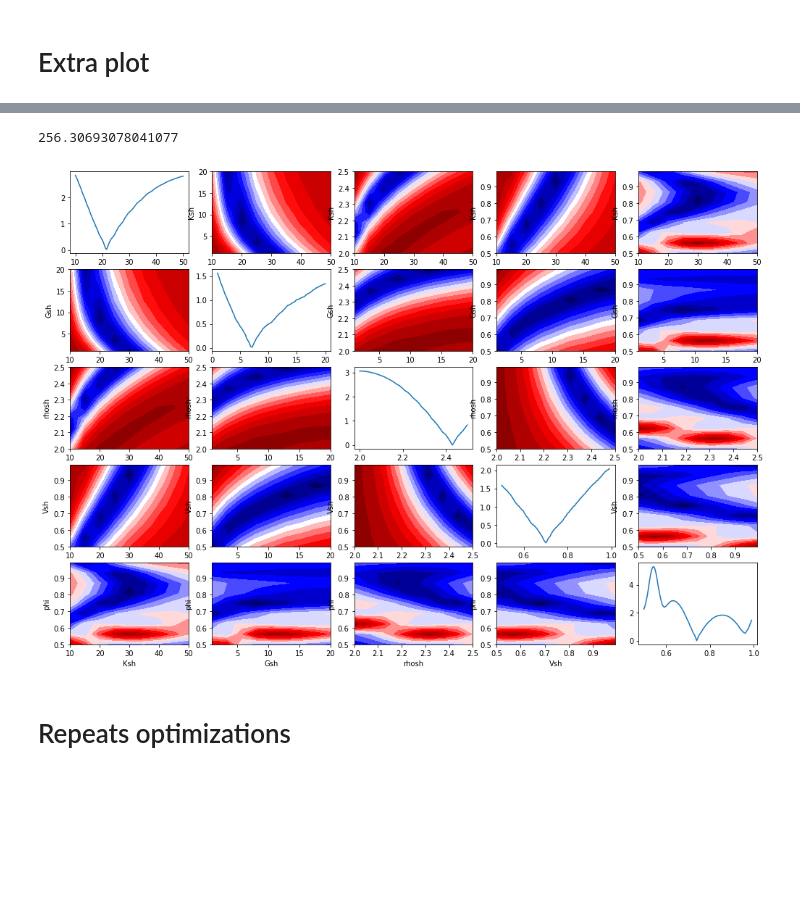
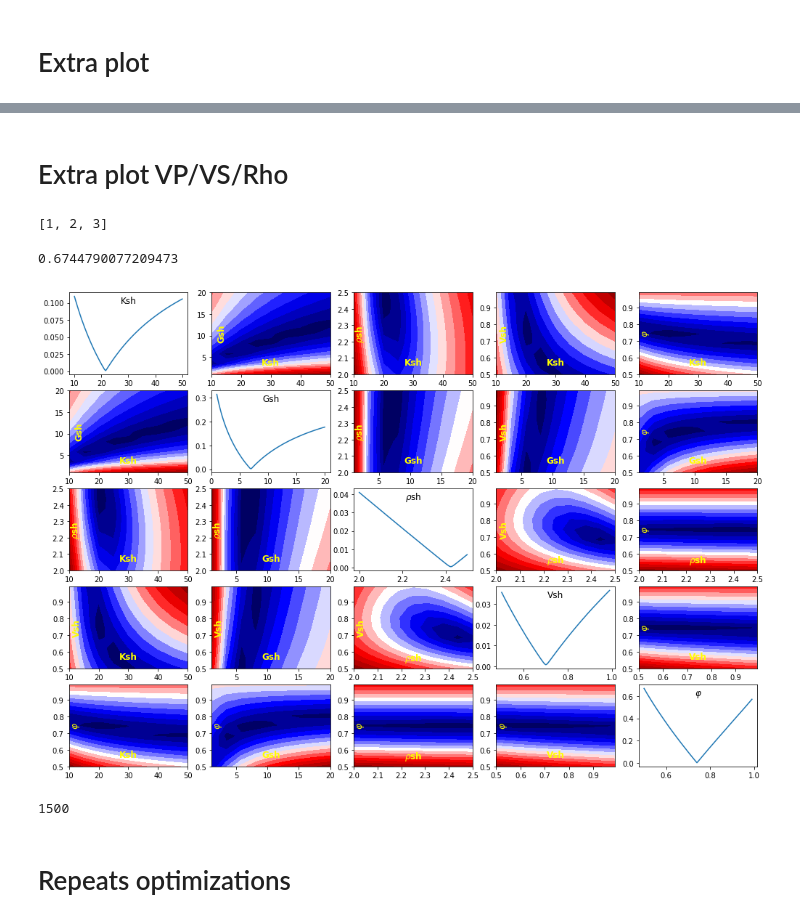
Before and after one commit to pnkrtm/rpsi, a Jupyter notebook: notebooks/white_sea_simple.ipynb, the cells around one changed output, grey strips where cells are left out. Saved outputs shown, nothing was run; the diff lists cells and outputs as text; code cells hidden in the pictures; blank space fills up the shorter version.

```diff
--- a/notebooks/white_sea_simple.ipynb
+++ b/notebooks/white_sea_simple.ipynb
@@ -229,15 +245,15 @@ optimization_list = [
     "phi"
 ]
 
-decrease_boundaries = False
+decrease_boundaries = True
 
 for key in layer_2_rp['components'].keys():
     if key in optimization_list:
         layer_2_rp['components'][key]["optimize"] = True
 
         if decrease_boundaries:
-            layer_2_rp['components'][key]["min"] = layer_2_rp['components'][key]["value"] * 0.8
-            layer_2_rp['components'][key]["max"] = layer_2_rp['components'][key]["value"] * 1.2
+            layer_2_rp['components'][key]["min"] = layer_2_rp['components'][key]["value"] * 0.7
+            layer_2_rp['components'][key]["max"] = layer_2_rp['components'][key]["value"] * 1.3
 
     else:
         layer_2_rp['components'][key]["optimize"] = False
@@ -542,0 +669,6 @@ plt.show()
+# %% [markdown]
+# Extra plot VP/VS/Rho
+# %%
+[1,2,3]
+# %% [output]
+[1, 2, 3]
@@ -559,40 +723,71 @@ optimization_list = [
 
 fig, axes = plt.subplots(len(optimization_list), len(optimization_list), figsize=(17,12))
 
+lables = [
+    'Ksh',
+    'Gsh',
+    r'$\rho$sh',
+    'Vsh',
+    r'$\varphi$'
+]
+
+labels_dict = dict(zip(optimization_list, lables))
+
+vpvsrho_true = [1534, 200, 1352]
+err_func_params = [None, forward_params, vpvsrho_true]
+
 for i, ol1 in enumerate(optimization_list):
     for j, ol2 in enumerate(optimization_list):
         layer_2_rp = get_layer2_rp()
         for key in layer_2_rp['components'].keys():
             if key in (ol1, ol2):
                 layer_2_rp['components'][key]["optimize"] = True
             else:
                 layer_2_rp['components'][key]["optimize"] = False
 
         layer_2 = Layer1D(h[1],
               rp_attribute=RockPhysicsAttribute(layer_2_rp['components'], layer_2_rp['name']),
               seism_attribute=None,
               opt=LayerOPT.RP)
 
         forward_params['model'] = SeismicModel1D([layer_1, layer_2, layer_3, layer_4])
 
         if ol1 == ol2:
-            plot_1D_err(forward_params, 100, ax=axes[i, j])
-#             axes[i,j].set_title(ol1)
+            plot_1D_err(forward_params, 100, ax=axes[i, j], err_func=vpvsrho_err_func, err_func_params=err_func_params)
+            axes[i,j].set_xlabel(labels_dict[ol1], labelpad=-15, fontsize=12)
+            axes[i,j].xaxis.set_label_position("top")
 
         else:
 #             print(ol1, ol2)
-            plot_2D_err(forward_params, [8, 8], 15, fig=fig, ax=axes[i, j])
-            axes[i,j].set_xlabel(ol2)
-            axes[i,j].set_ylabel(ol1)
+            plot_2D_err(forward_params, [8, 8], 15, fig=fig, ax=axes[i, j], err_func=vpvsrho_err_func, err_func_params=err_func_params)
+
+            common_plot_params = {
+                'labelpad':-40,
+                'color': 'yellow',
+                'weight': 'bold',
+                'fontsize': 12
+            }
+
+            if i > j:
+                axes[i,j].set_xlabel(labels_dict[ol2], **common_plot_params)
+                axes[i,j].set_ylabel(labels_dict[ol1], **common_plot_params)
+
+            elif i < j:
+                axes[i,j].set_xlabel(labels_dict[ol1], **common_plot_params)
+                axes[i,j].set_ylabel(labels_dict[ol2], **common_plot_params)
 
 
 
 print(time.time() - start_time)
 
 plt.show()
 # %% [output]
-256.30693078041077
+0.6744790077209473
-[figure, old version]
+[figure, new version]
+# %%
+forward_params['model'].layers[0].seism_attribute.vp
+# %% [output]
+1500
 # %% [markdown]
 # Repeats optimizations
 # %%
```
Also changed, not shown: parts of 25 cells of this notebook, 18 other files.
